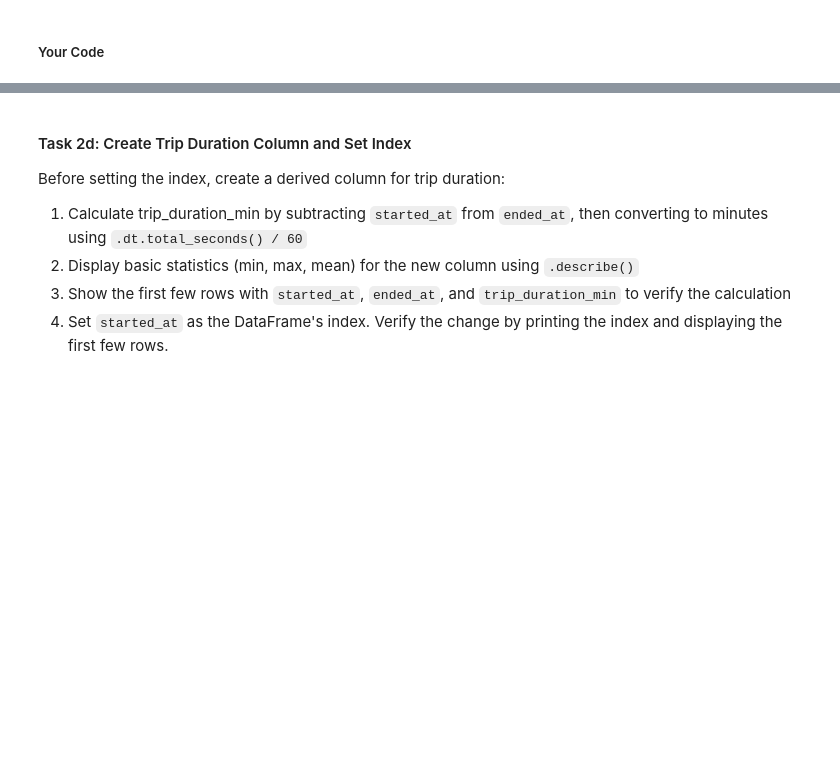
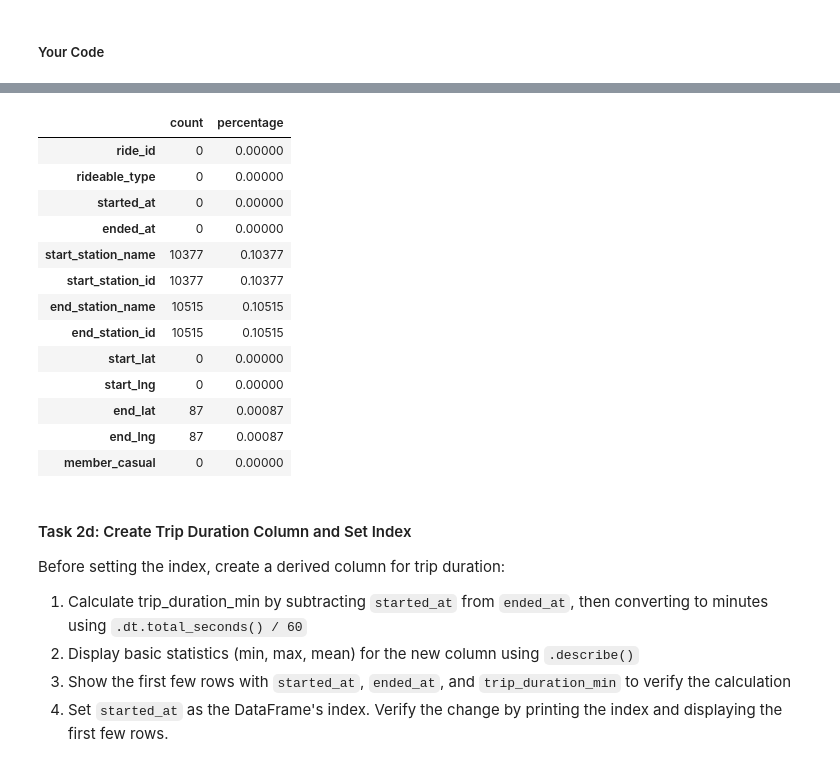
Before and after one commit to omf0008/py4eda-work, a Jupyter notebook: homework/hw3b.ipynb, the cells around one changed output, grey strips where cells are left out. Cells and saved outputs as stored; diff of their text form; code cells hidden in the pictures; blank space fills up the shorter version.

```diff
--- a/homework/hw3b.ipynb
+++ b/homework/hw3b.ipynb
@@ -216,4 +324,17 @@ Using the `rides` DataFrame from Task 2b:
 # %% [markdown]
 ##### Your Code
 # %%
-# task 2c code here...
+""" 2c.1 """
+print(f'[{rides['started_at'].max()},{rides['started_at'].min()}]')
+
+range_of_start = rides['started_at'].max() - rides['started_at'].min()
+
+print(range_of_start)
+
+""" 2c.2 """
+count = rides.isna().sum().to_frame(name='count')
+
+""" 2c.3 """
+count['percentage'] = rides.isna().sum().to_frame(name='count')/len(rides)
+count
+# %% [output]
@@ -220,3 +343,17 @@ Using the `rides` DataFrame from Task 2b:
+|  | count | percentage |
+| ride_id | 0 | 0.00000 |
+| rideable_type | 0 | 0.00000 |
+| started_at | 0 | 0.00000 |
+| ended_at | 0 | 0.00000 |
+| start_station_name | 10377 | 0.10377 |
+| start_station_id | 10377 | 0.10377 |
+| end_station_name | 10515 | 0.10515 |
+| end_station_id | 10515 | 0.10515 |
+| start_lat | 0 | 0.00000 |
+| start_lng | 0 | 0.00000 |
+| end_lat | 87 | 0.00087 |
+| end_lng | 87 | 0.00087 |
+| member_casual | 0 | 0.00000 |
 # %% [markdown]
 #### Task 2d: Create Trip Duration Column and Set Index
 
```
Also changed, not shown: parts of 19 cells of this notebook.
